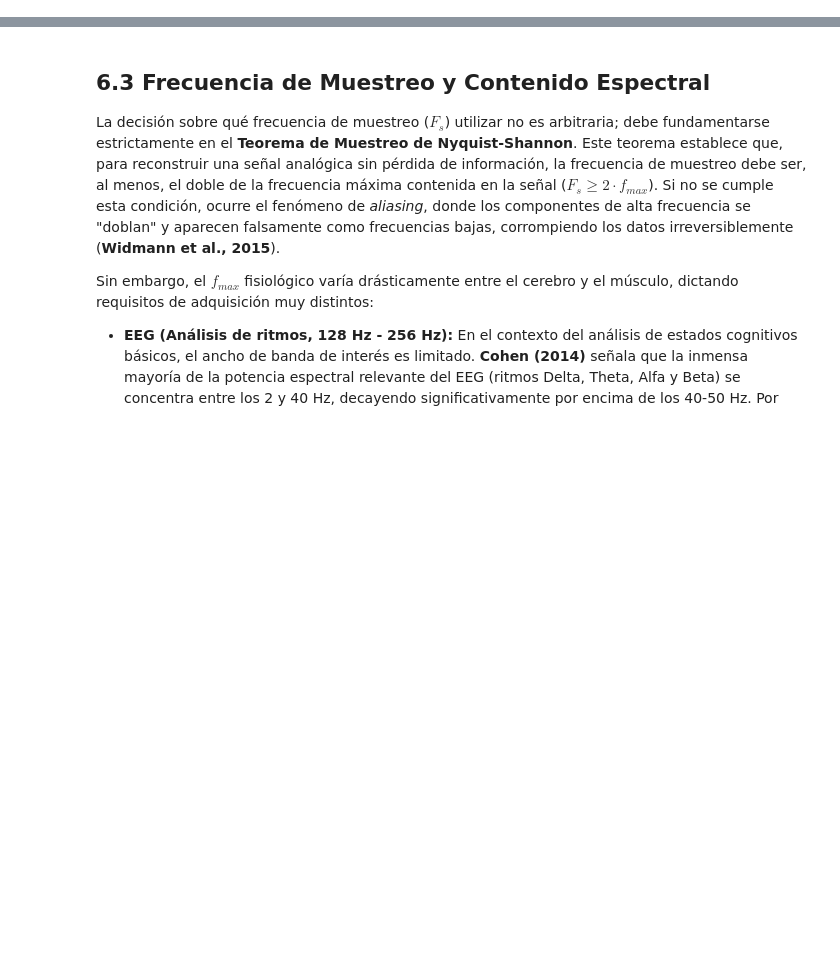
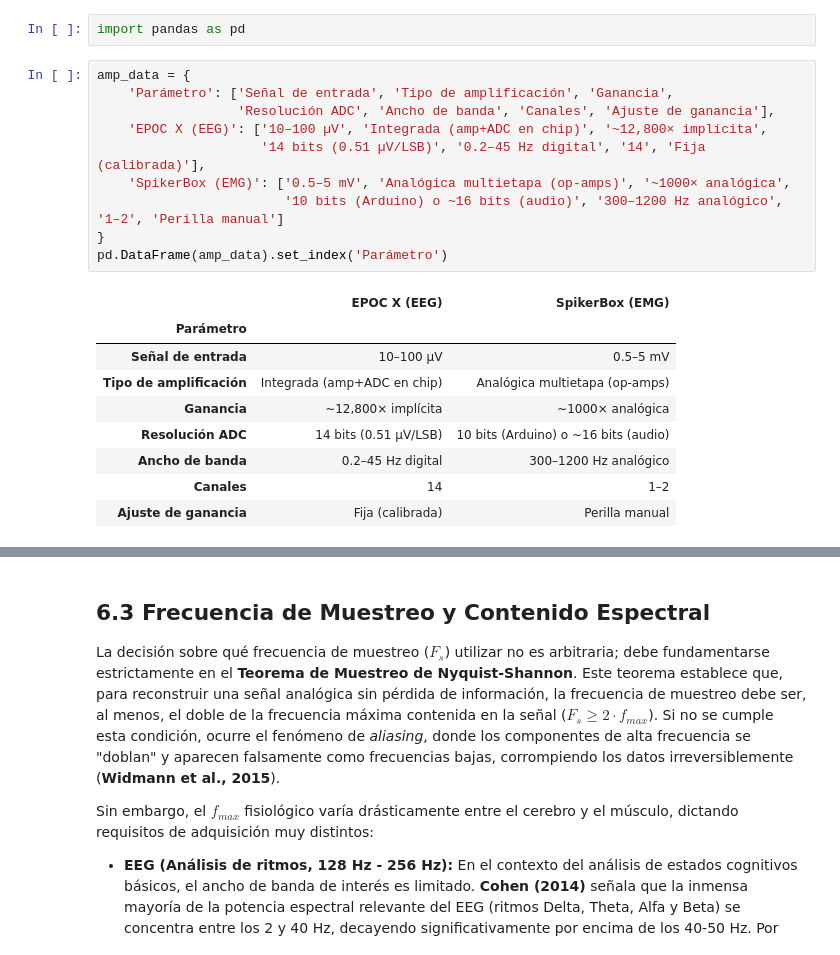
Before and after one commit to vpdiana/DianaTesis, a Jupyter notebook: Notebooks/N6v2.ipynb, the cells around one changed output, grey strips where cells are left out. Saved outputs shown, nothing was run; the diff lists cells and outputs as text; blank space fills up the shorter version.

```diff
--- a/Notebooks/N6v2.ipynb
+++ b/Notebooks/N6v2.ipynb
@@ -66,0 +66,22 @@ Al tratarse de una interfaz de audio con cables sin blindaje (*unshielded*), la
+# %%
+import pandas as pd
+# %%
+amp_data = {
+    'Parámetro': ['Señal de entrada', 'Tipo de amplificación', 'Ganancia',
+                  'Resolución ADC', 'Ancho de banda', 'Canales', 'Ajuste de ganancia'],
+    'EPOC X (EEG)': ['10–100 µV', 'Integrada (amp+ADC en chip)', '~12,800× implícita',
+                     '14 bits (0.51 µV/LSB)', '0.2–45 Hz digital', '14', 'Fija (calibrada)'],
+    'SpikerBox (EMG)': ['0.5–5 mV', 'Analógica multietapa (op-amps)', '~1000× analógica',
+                        '10 bits (Arduino) o ~16 bits (audio)', '300–1200 Hz analógico', '1–2', 'Perilla manual']
+}
+pd.DataFrame(amp_data).set_index('Parámetro')
+# %% [output]
+|  | EPOC X (EEG) | SpikerBox (EMG) |
+| Parámetro |  |  |
+| Señal de entrada | 10–100 µV | 0.5–5 mV |
+| Tipo de amplificación | Integrada (amp+ADC en chip) | Analógica multietapa (op-amps) |
+| Ganancia | ~12,800× implícita | ~1000× analógica |
+| Resolución ADC | 14 bits (0.51 µV/LSB) | 10 bits (Arduino) o ~16 bits (audio) |
+| Ancho de banda | 0.2–45 Hz digital | 300–1200 Hz analógico |
+| Canales | 14 | 1–2 |
+| Ajuste de ganancia | Fija (calibrada) | Perilla manual |
```
Also changed, not shown: parts of 11 cells of this notebook, 8 other files.
